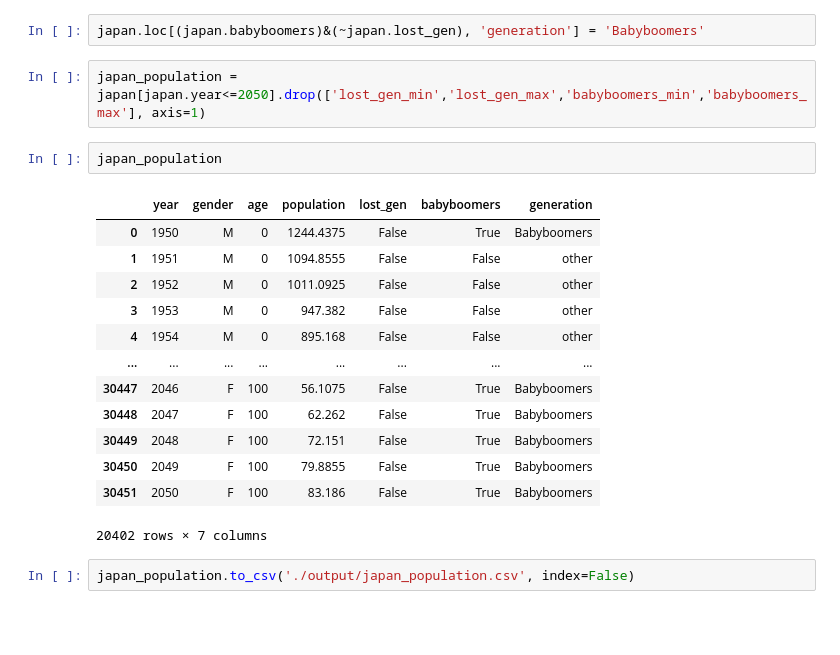
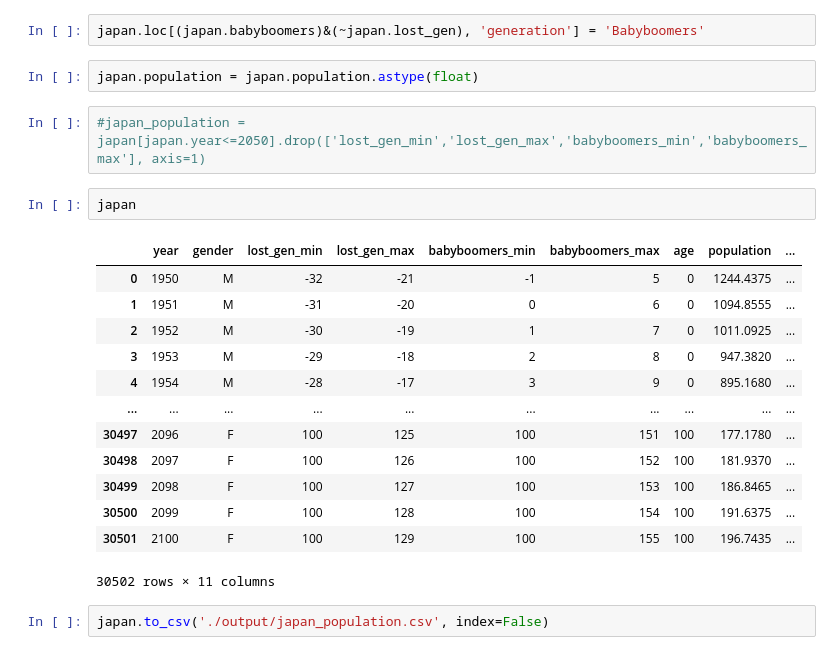
Before and after one commit to miotomita/japan-lost-generation, a Jupyter notebook: UN_population_prospect.ipynb, the cells around one changed output. Saved outputs shown, nothing was run; the diff lists cells and outputs as text; blank space fills up the shorter version.

```diff
--- a/UN_population_prospect.ipynb
+++ b/UN_population_prospect.ipynb
@@ -74,24 +74,26 @@ japan['babyboomers'] = (japan.age>=japan.babyboomers_min)&(japan.age<=japan.baby
 japan['generation'] = japan.lost_gen.replace({True:'Lost generation', False:'other'})
 # %%
 japan.loc[(japan.babyboomers)&(~japan.lost_gen), 'generation'] = 'Babyboomers'
+# %%
+japan.population = japan.population.astype(float)
 # %%
-japan_population = japan[japan.year<=2050].drop(['lost_gen_min','lost_gen_max','babyboomers_min','babyboomers_max'], axis=1)
+#japan_population = japan[japan.year<=2050].drop(['lost_gen_min','lost_gen_max','babyboomers_min','babyboomers_max'], axis=1)
-# %%
-japan_population
-# %% [output]
-|  | year | gender | age | population | lost_gen | babyboomers | generation |
-| 0 | 1950 | M | 0 | 1244.4375 | False | True | Babyboomers |
-| 1 | 1951 | M | 0 | 1094.8555 | False | False | other |
-| 2 | 1952 | M | 0 | 1011.0925 | False | False | other |
-| 3 | 1953 | M | 0 | 947.382 | False | False | other |
-| 4 | 1954 | M | 0 | 895.168 | False | False | other |
-| ... | ... | ... | ... | ... | ... | ... | ... |
-| 30447 | 2046 | F | 100 | 56.1075 | False | True | Babyboomers |
-| 30448 | 2047 | F | 100 | 62.262 | False | True | Babyboomers |
-| 30449 | 2048 | F | 100 | 72.151 | False | True | Babyboomers |
-| 30450 | 2049 | F | 100 | 79.8855 | False | True | Babyboomers |
-| 30451 | 2050 | F | 100 | 83.186 | False | True | Babyboomers |
-20402 rows × 7 columns
+# %%
+japan
+# %% [output]
+|  | year | gender | lost_gen_min | lost_gen_max | babyboomers_min | babyboomers_max | age | population | ... |
+| 0 | 1950 | M | -32 | -21 | -1 | 5 | 0 | 1244.4375 | ... |
+| 1 | 1951 | M | -31 | -20 | 0 | 6 | 0 | 1094.8555 | ... |
+| 2 | 1952 | M | -30 | -19 | 1 | 7 | 0 | 1011.0925 | ... |
+| 3 | 1953 | M | -29 | -18 | 2 | 8 | 0 | 947.3820 | ... |
+| 4 | 1954 | M | -28 | -17 | 3 | 9 | 0 | 895.1680 | ... |
+| ... | ... | ... | ... | ... | ... | ... | ... | ... | ... |
+| 30497 | 2096 | F | 100 | 125 | 100 | 151 | 100 | 177.1780 | ... |
+| 30498 | 2097 | F | 100 | 126 | 100 | 152 | 100 | 181.9370 | ... |
+| 30499 | 2098 | F | 100 | 127 | 100 | 153 | 100 | 186.8465 | ... |
+| 30500 | 2099 | F | 100 | 128 | 100 | 154 | 100 | 191.6375 | ... |
+| 30501 | 2100 | F | 100 | 129 | 100 | 155 | 100 | 196.7435 | ... |
+30502 rows × 11 columns
 # %%
-japan_population.to_csv('./output/japan_population.csv', index=False)
+japan.to_csv('./output/japan_population.csv', index=False)
 # %%
```
Also changed, not shown: parts of 13 cells of this notebook, 7 other files.
